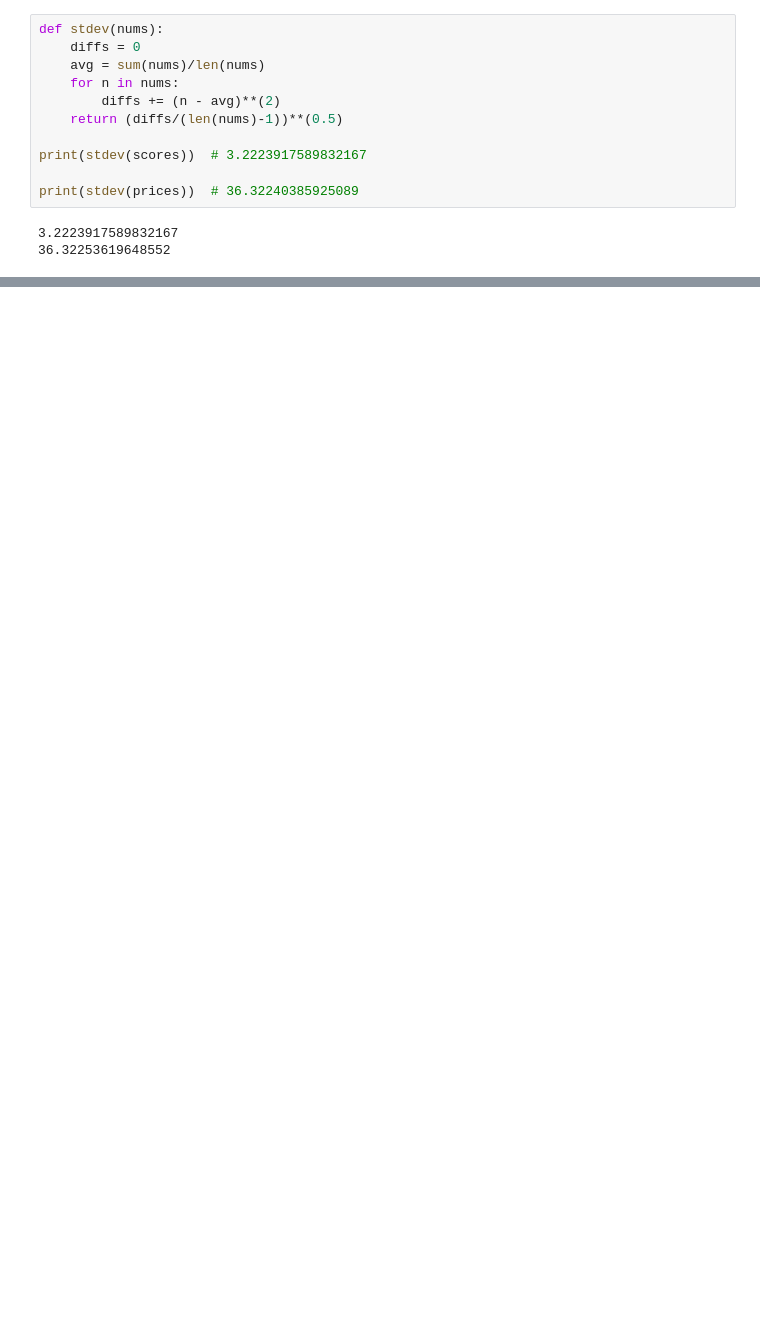
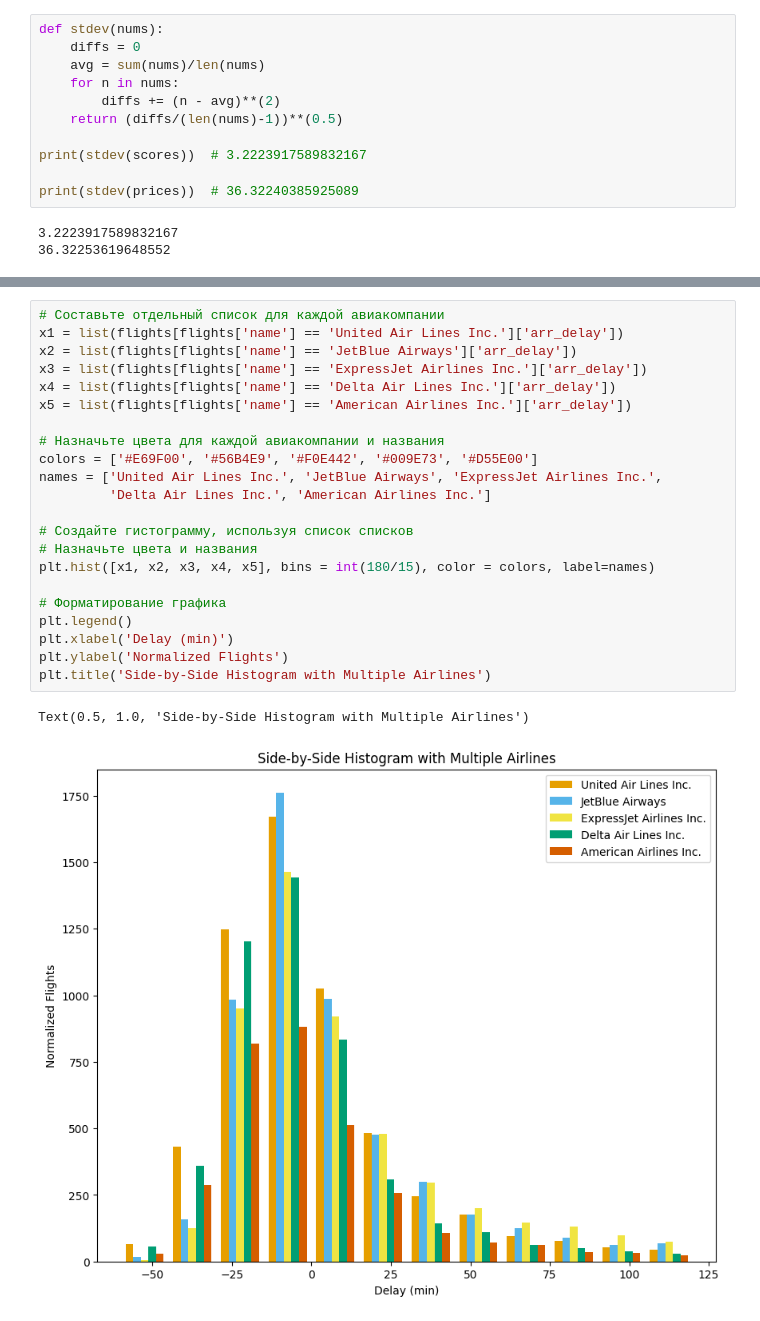
Before and after one commit to Vakhranev/MGIMO, a Jupyter notebook: 7 февраля.ipynb, the cells around one changed output, grey strips where cells are left out. Saved outputs shown, nothing was run; the diff lists cells and outputs as text; blank space fills up the shorter version.

```diff
--- a/7 февраля.ipynb
+++ b/7 февраля.ipynb
@@ -1495,0 +1624,25 @@ print(stdev(prices))  # 36.32240385925089
+# %%
+# Составьте отдельный список для каждой авиакомпании
+x1 = list(flights[flights['name'] == 'United Air Lines Inc.']['arr_delay'])
+x2 = list(flights[flights['name'] == 'JetBlue Airways']['arr_delay'])
+x3 = list(flights[flights['name'] == 'ExpressJet Airlines Inc.']['arr_delay'])
+x4 = list(flights[flights['name'] == 'Delta Air Lines Inc.']['arr_delay'])
+x5 = list(flights[flights['name'] == 'American Airlines Inc.']['arr_delay'])
+
+# Назначьте цвета для каждой авиакомпании и названия
+colors = ['#E69F00', '#56B4E9', '#F0E442', '#009E73', '#D55E00']
+names = ['United Air Lines Inc.', 'JetBlue Airways', 'ExpressJet Airlines Inc.',
+         'Delta Air Lines Inc.', 'American Airlines Inc.']
+
+# Создайте гистограмму, используя список списков
+# Назначьте цвета и названия
+plt.hist([x1, x2, x3, x4, x5], bins = int(180/15), color = colors, label=names)
+
+# Форматирование графика
+plt.legend()
+plt.xlabel('Delay (min)')
+plt.ylabel('Normalized Flights')
+plt.title('Side-by-Side Histogram with Multiple Airlines')
+# %% [output]
+Text(0.5, 1.0, 'Side-by-Side Histogram with Multiple Airlines')
+[figure, added]
```
Also changed, not shown: parts of 22 cells of this notebook.
